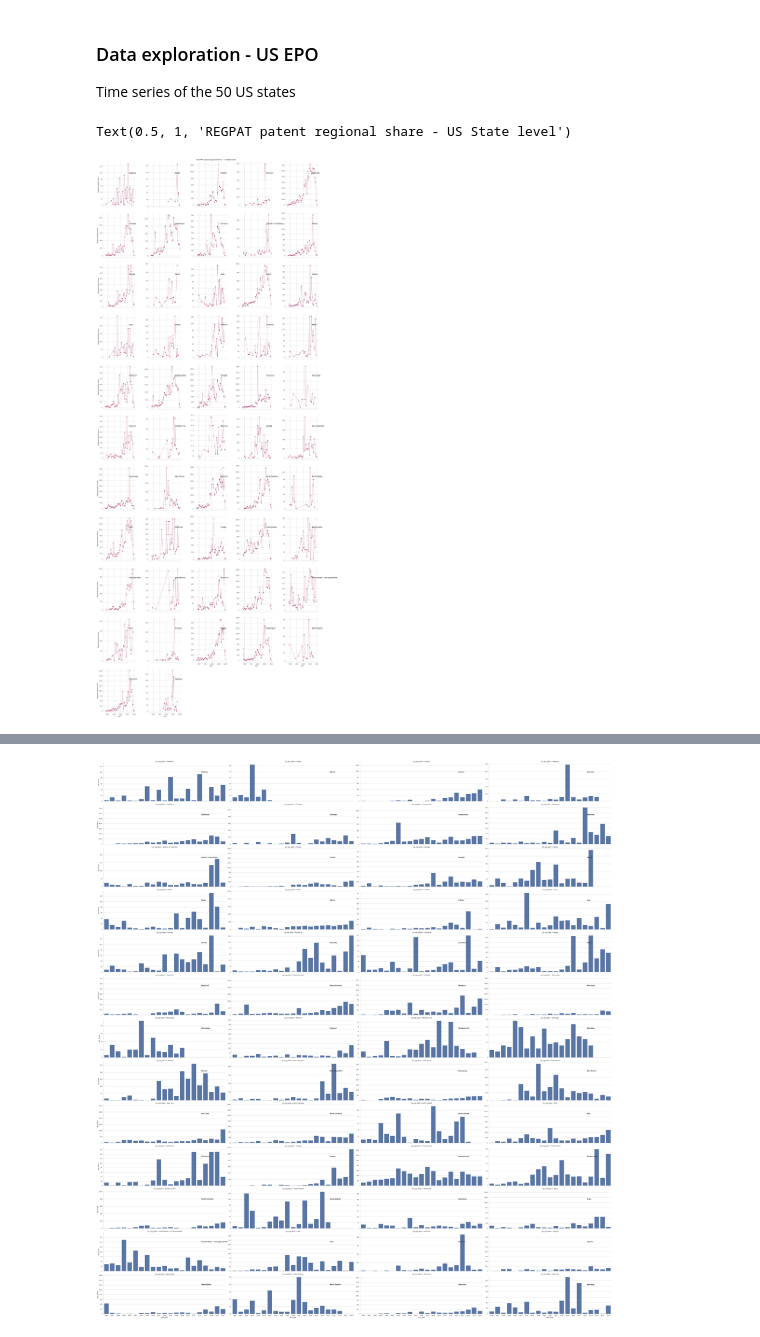
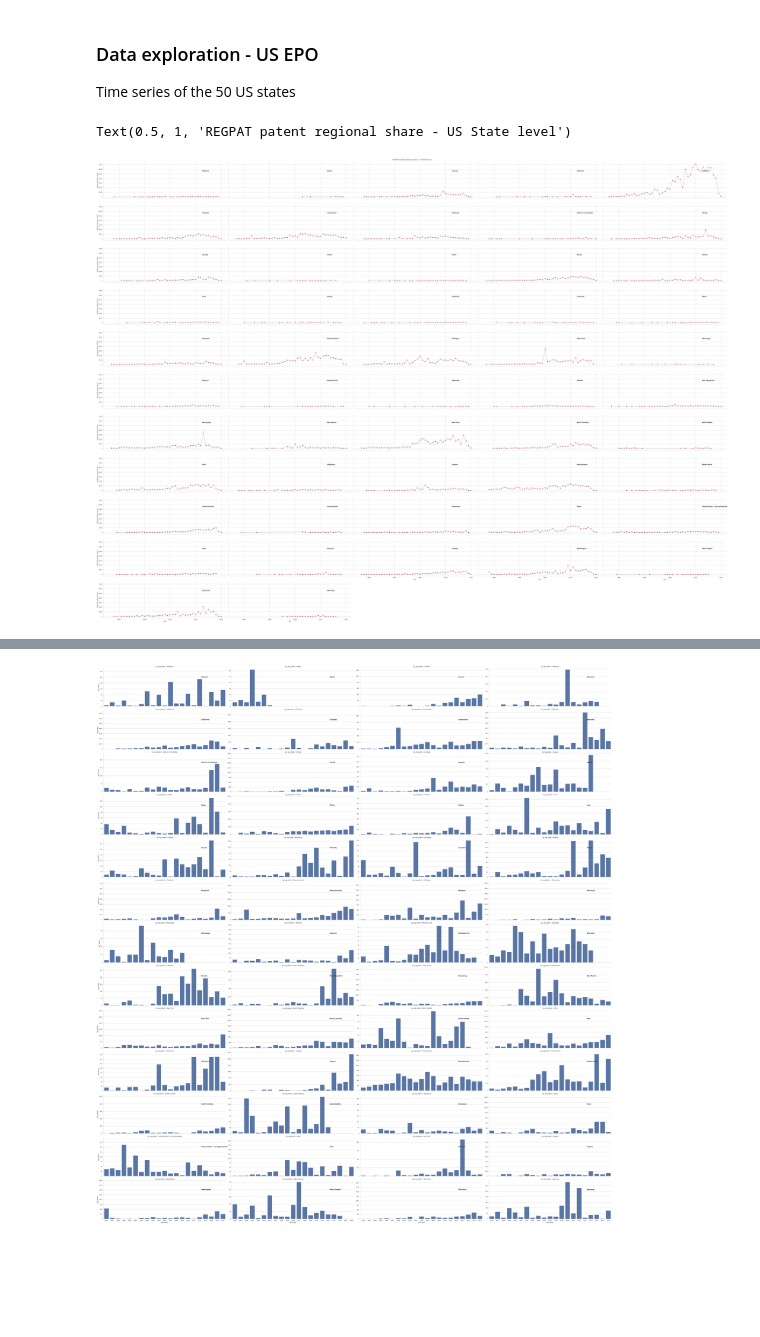
Before and after one commit to lauramenicacci/patent_breakdetection, a Jupyter notebook: REGPAT_scoping.ipynb, the cells around one changed output, grey strips where cells are left out. Cells and saved outputs as stored; diff of their text form; code cells hidden in the pictures; blank space fills up the shorter version.

```diff
--- a/REGPAT_scoping.ipynb
+++ b/REGPAT_scoping.ipynb
@@ -231,32 +114,32 @@ df_group = df_plot.groupby(['Up_reg_label', 'prio_year'], as_index = False).reg_
 # %%
 import seaborn as sns
 sns.set_theme(style="whitegrid")
 
 # Plot the lines on two facets
 g = sns.relplot(
-    data=df_group,
-    x="prio_year", y= "reg_share",
+    data=new_count,
+    x="prio_year", y= "appln_id",
     col="Up_reg_label",
     kind="scatter",
     palette= "tab20c",
     col_wrap= 5,
     markers = True,
     linewidth=0.5,
-    height=6, aspect=.95, facet_kws=dict(sharex=True, sharey = False))
+    height=5, aspect=3, facet_kws=dict(sharex=True, sharey = True))
 
 # Iterate over each subplot to customize further
 for Up_reg_label, ax in g.axes_dict.items():
 
     # Add the title as an annotation within the plot
     ax.text(.8, .75, Up_reg_label, transform=ax.transAxes, fontweight="bold")
 
 # Add lineplot
-g.map(plt.plot, "prio_year", "reg_share", marker="o", color = "#9f2a63", linewidth=0.7)
+g.map(plt.plot, "prio_year", "appln_id", marker="o", color = "#9f2a63", linewidth=0.7)
 
 g.set_axis_labels(x_var="Year", y_var="Regional patent share")
 
 g.set_titles("")
 g.figure.suptitle("REGPAT patent regional share - US State level", y= 1)
 # %% [output]
 Text(0.5, 1, 'REGPAT patent regional share - US State level')
-[figure, old version]
+[figure, new version]
```
Also changed, not shown: parts of 73 cells of this notebook.
